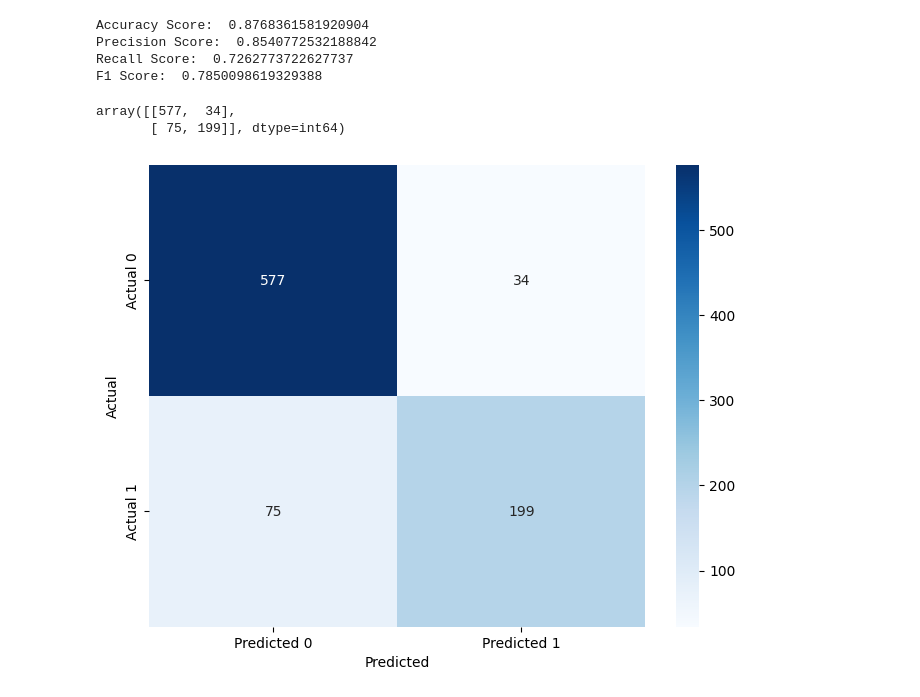
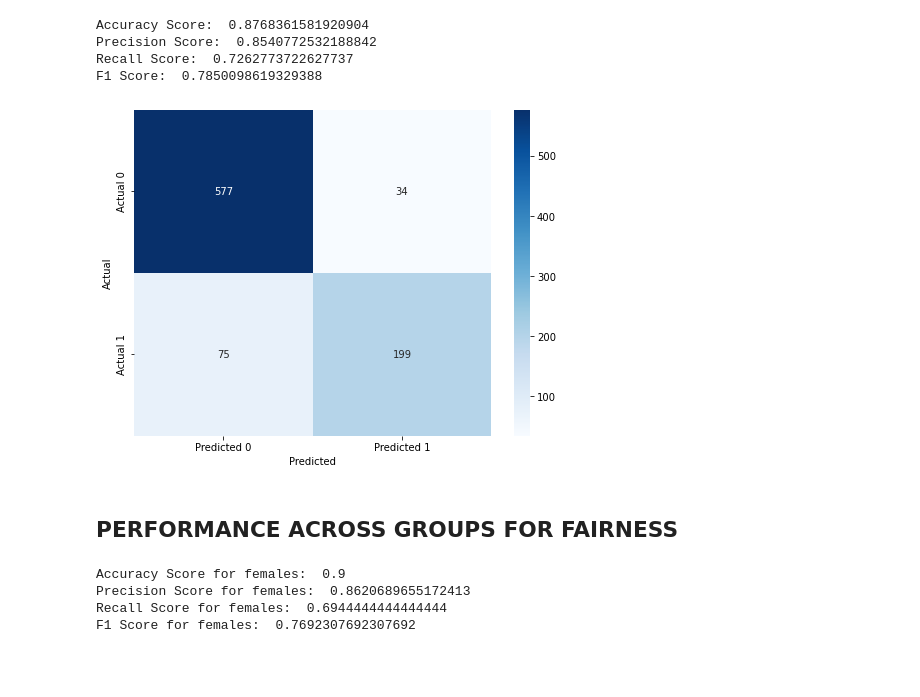
Before and after one commit to KANUBALAD/ML-Fairness-in-School-DropOut-, a Jupyter notebook: Notebooks/ML_Logistic_regression.ipynb, the cells around one changed output. Drawn from its saved outputs; the diff is of its cells as text; code cells hidden in the pictures; blank space fills up the shorter version.

Commit message:
included fairness metrics functions

```diff
--- a/Notebooks/ML_Logistic_regression.ipynb
+++ b/Notebooks/ML_Logistic_regression.ipynb
@@ -139,19 +139,17 @@ Accuracy Score:  0.8768361581920904
 Precision Score:  0.8540772532188842
 Recall Score:  0.7262773722627737
 F1 Score:  0.7850098619329388
-# %%
-# Generate the confusion matrix
-cm = confusion_matrix(y_test, y_pred)
-cm
-# %% [output]
-array([[577,  34],
-       [ 75, 199]], dtype=int64)
 # %%
-# Plot the confusion matrix using Seaborn's heatmap
-plt.figure(figsize=(8, 6))
-sns.heatmap(cm, annot=True, fmt='d', cmap='Blues', xticklabels=['Predicted 0', 'Predicted 1'], yticklabels=['Actual 0', 'Actual 1'])
-plt.ylabel('Actual')
-plt.xlabel('Predicted')
-plt.show()
+def plot_confusions(ytest, ypred):
+    cm = confusion_matrix(y_test, y_pred)
+    plt.figure(figsize=(8, 6))
+    sns.heatmap(cm, annot=True, fmt='d', cmap='Blues', xticklabels=['Predicted 0', 'Predicted 1'], yticklabels=['Actual 0', 'Actual 1'])
+    plt.ylabel('Actual')
+    plt.xlabel('Predicted')
+    plt.show()
-# %% [output]
-[figure, removed]
+# %%
+plot_confusions(y_test,y_pred)
+# %% [output]
+[figure, added]
+# %% [markdown]
+## PERFORMANCE ACROSS GROUPS FOR FAIRNESS
@@ -157,0 +163,10 @@ plt.show()
+# %%
+print("Accuracy Score for females: ",accuracy_score(female_df.ytest, female_df.predictions))
+print("Precision Score for females: ", precision_score(female_df.ytest, female_df.predictions))
+print("Recall Score for females: ", recall_score(female_df.ytest, female_df.predictions))
+print("F1 Score for females: ", f1_score(female_df.ytest, female_df.predictions))
+# %% [output]
+Accuracy Score for females:  0.9
+Precision Score for females:  0.8620689655172413
+Recall Score for females:  0.6944444444444444
+F1 Score for females:  0.7692307692307692
```
Also changed, not shown: parts of 19 cells of this notebook, 1 other file.
